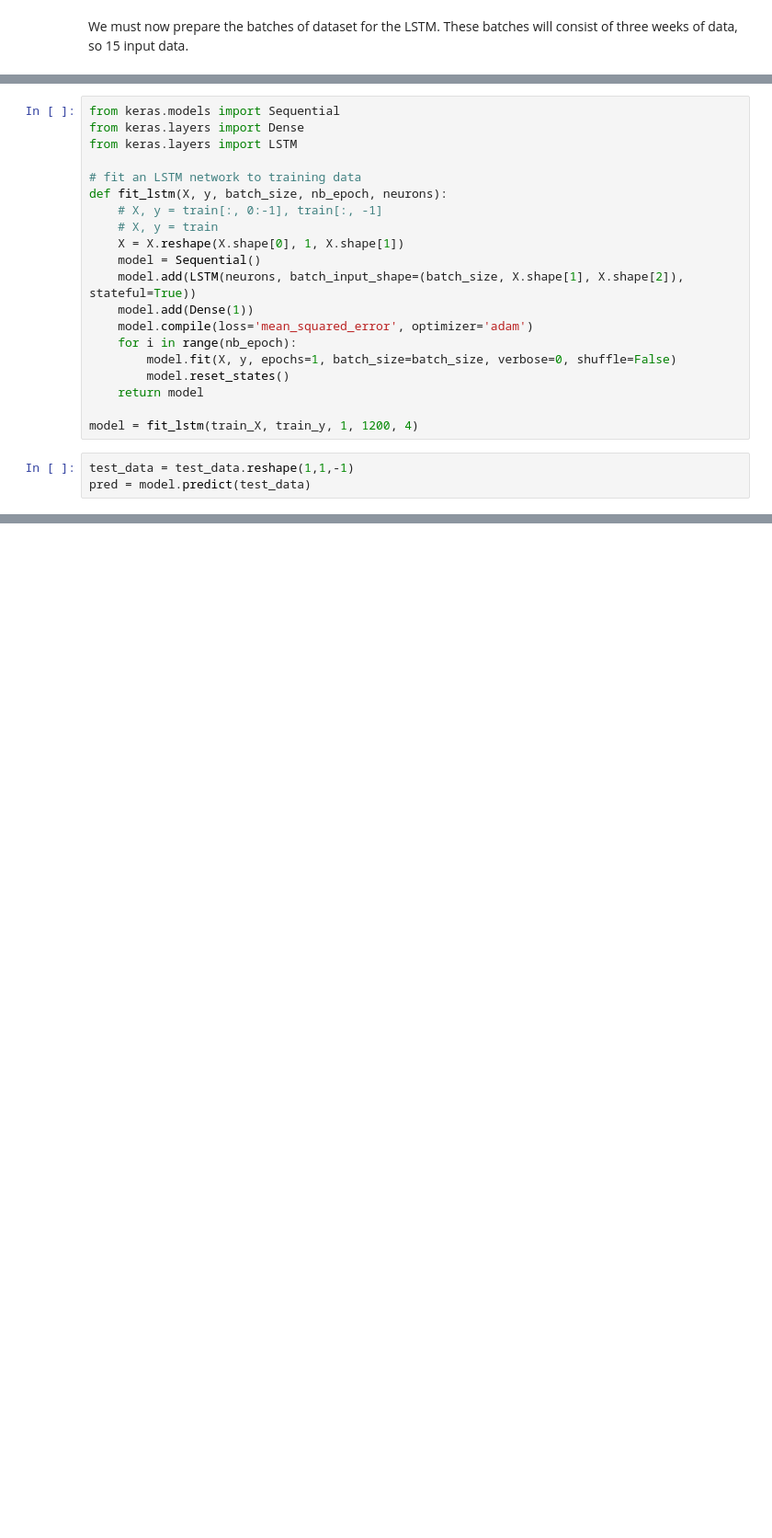
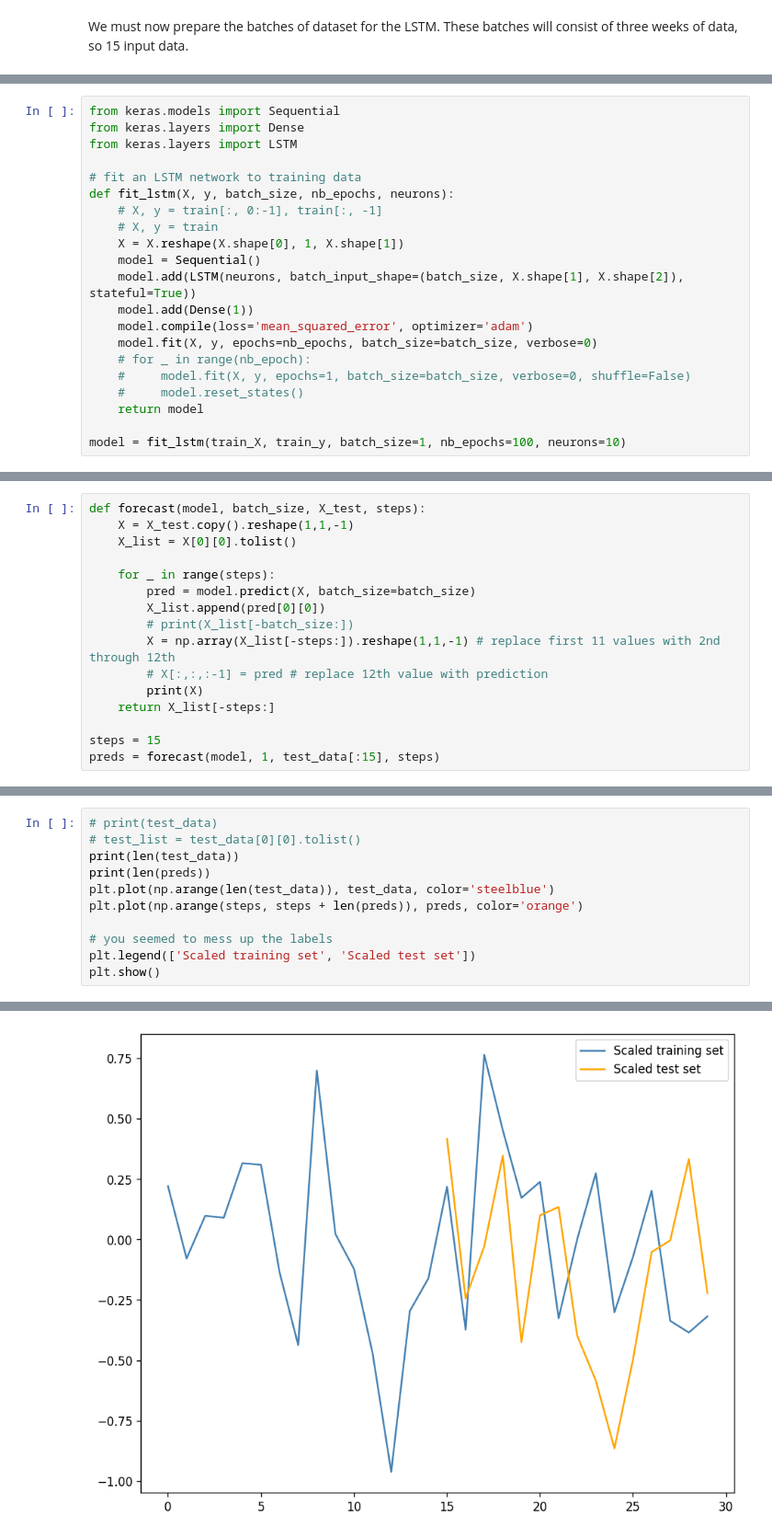
Before and after one commit to killianvervelle/Financial-Forecasting-with-Timeseries, a Jupyter notebook: LSTM.ipynb, the cells around one changed output, grey strips where cells are left out. Shown at 92% size. Drawn from its saved outputs; the diff is of its cells as text; blank space fills up the shorter version.

Commit message:
Added LSTM forecasting

```diff
--- a/LSTM.ipynb
+++ b/LSTM.ipynb
@@ -167,7 +152,7 @@ from keras.layers import Dense
 from keras.layers import LSTM
 
 # fit an LSTM network to training data
-def fit_lstm(X, y, batch_size, nb_epoch, neurons):
+def fit_lstm(X, y, batch_size, nb_epochs, neurons):
     # X, y = train[:, 0:-1], train[:, -1]
     # X, y = train
     X = X.reshape(X.shape[0], 1, X.shape[1])
@@ -175,12 +160,10 @@ def fit_lstm(X, y, batch_size, nb_epoch, neurons):
     model.add(LSTM(neurons, batch_input_shape=(batch_size, X.shape[1], X.shape[2]), stateful=True))
     model.add(Dense(1))
     model.compile(loss='mean_squared_error', optimizer='adam')
-    for i in range(nb_epoch):
-        model.fit(X, y, epochs=1, batch_size=batch_size, verbose=0, shuffle=False)
-        model.reset_states()
+    model.fit(X, y, epochs=nb_epochs, batch_size=batch_size, verbose=0)
+    # for _ in range(nb_epoch):
+    #     model.fit(X, y, epochs=1, batch_size=batch_size, verbose=0, shuffle=False)
+    #     model.reset_states()
     return model
 
-model = fit_lstm(train_X, train_y, 1, 1200, 4)
+model = fit_lstm(train_X, train_y, batch_size=1, nb_epochs=100, neurons=10)
-# %%
-test_data = test_data.reshape(1,1,-1)
-pred = model.predict(test_data)
@@ -192,0 +170,16 @@ array([[0.15069051]], dtype=float32)
+# %%
+def forecast(model, batch_size, X_test, steps):
+    X = X_test.copy().reshape(1,1,-1)
+    X_list = X[0][0].tolist()
+
+    for _ in range(steps):
+        pred = model.predict(X, batch_size=batch_size)
+        X_list.append(pred[0][0])
+        # print(X_list[-batch_size:])
+        X = np.array(X_list[-steps:]).reshape(1,1,-1) # replace first 11 values with 2nd through 12th
+        # X[:,:,:-1] = pred # replace 12th value with prediction
+        print(X)
+    return X_list[-steps:]
+
+steps = 15
+preds = forecast(model, 1, test_data[:15], steps)
@@ -192,0 +204,12 @@ array([[0.15069051]], dtype=float32)
+# %%
+# print(test_data)
+# test_list = test_data[0][0].tolist()
+print(len(test_data))
+print(len(preds))
+plt.plot(np.arange(len(test_data)), test_data, color='steelblue')
+plt.plot(np.arange(steps, steps + len(preds)), preds, color='orange')
+
+# you seemed to mess up the labels
+plt.legend(['Scaled training set', 'Scaled test set'])
+plt.show()
+# %% [output]
@@ -192,0 +218 @@ array([[0.15069051]], dtype=float32)
+[figure, added]
```
Also changed, not shown: parts of 8 cells of this notebook.
